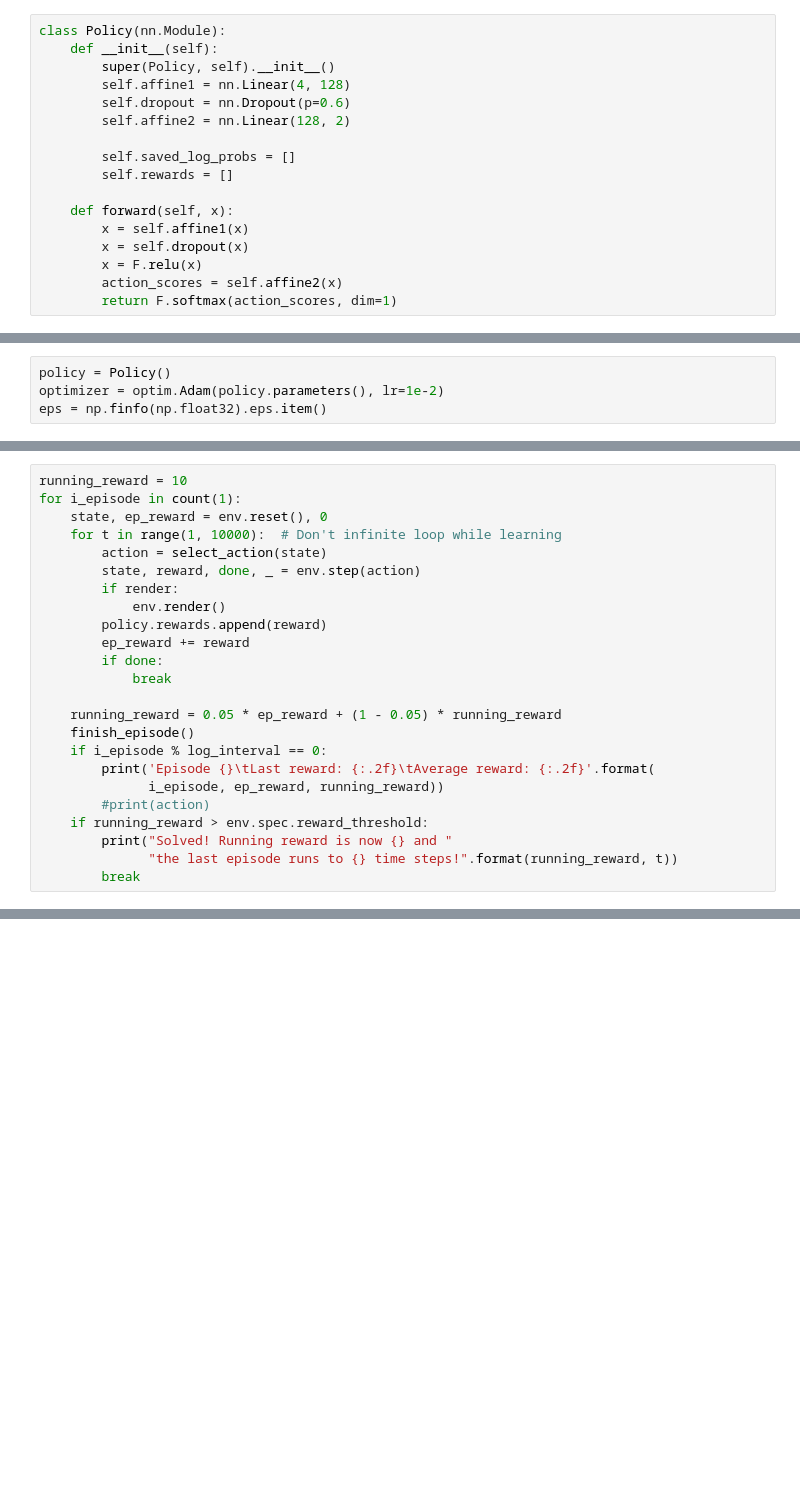
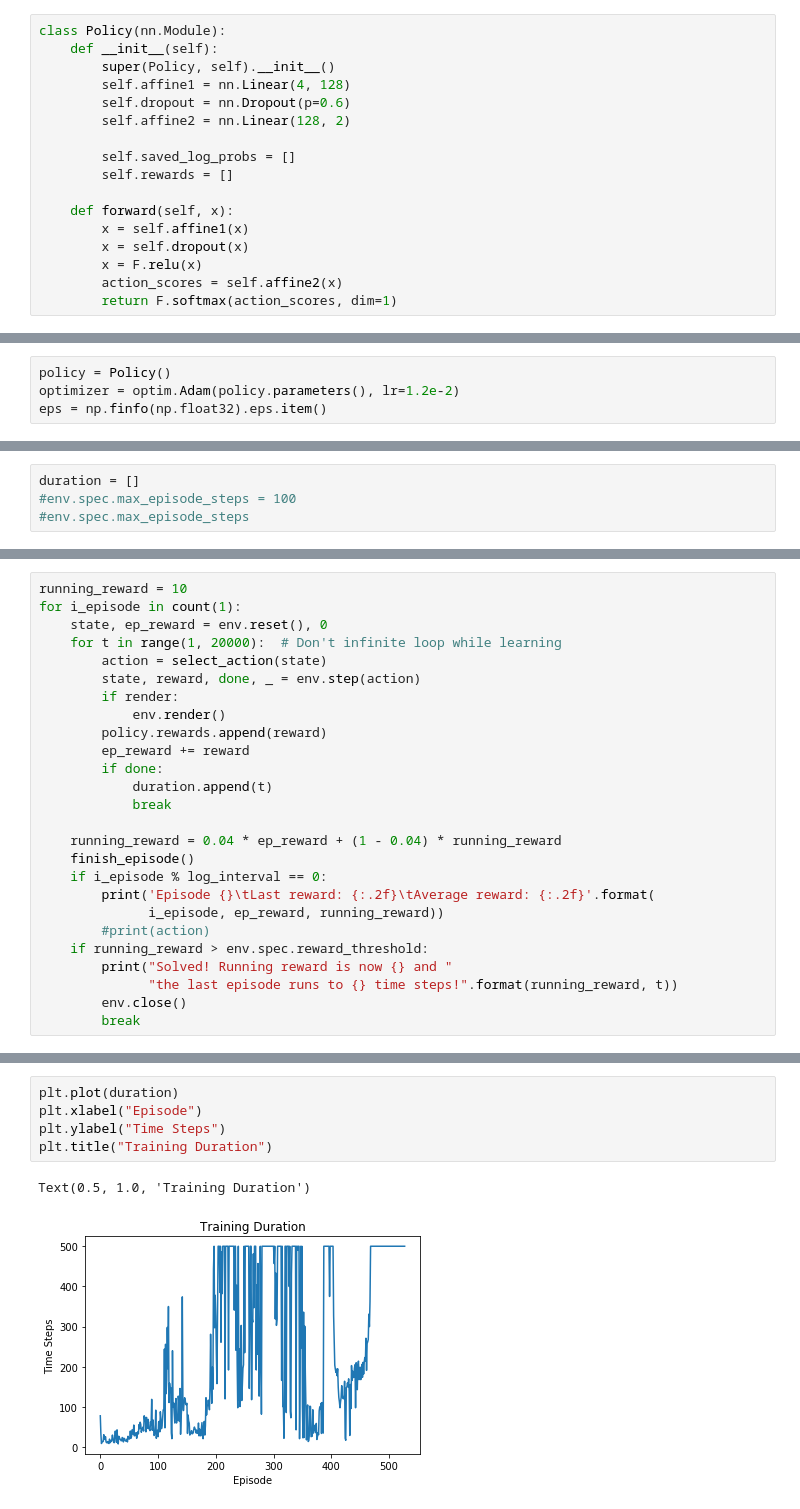
Before and after one commit to ashoats/DeepSeededGeneticLearning, a Jupyter notebook: training_test.ipynb, the cells around one changed output, grey strips where cells are left out. Saved outputs shown, nothing was run; the diff lists cells and outputs as text; blank space fills up the shorter version.

```diff
--- a/training_test.ipynb
+++ b/training_test.ipynb
@@ -39,4 +70,4 @@ class Policy(nn.Module):
 # %%
 policy = Policy()
-optimizer = optim.Adam(policy.parameters(), lr=1e-2)
+optimizer = optim.Adam(policy.parameters(), lr=1.2e-2)
 eps = np.finfo(np.float32).eps.item()
@@ -81,0 +120,4 @@ def sim():
+# %%
+duration = []
+#env.spec.max_episode_steps = 100
+#env.spec.max_episode_steps
@@ -83,7 +129,7 @@ def sim():
 running_reward = 10
 for i_episode in count(1):
     state, ep_reward = env.reset(), 0
-    for t in range(1, 10000):  # Don't infinite loop while learning
+    for t in range(1, 20000):  # Don't infinite loop while learning
         action = select_action(state)
         state, reward, done, _ = env.step(action)
         if render:
@@ -91,9 +137,10 @@ for i_episode in count(1):
         policy.rewards.append(reward)
         ep_reward += reward
         if done:
+            duration.append(t)
             break
 
-    running_reward = 0.05 * ep_reward + (1 - 0.05) * running_reward
+    running_reward = 0.04 * ep_reward + (1 - 0.04) * running_reward
     finish_episode()
     if i_episode % log_interval == 0:
         print('Episode {}\tLast reward: {:.2f}\tAverage reward: {:.2f}'.format(
@@ -102,5 +149,6 @@ for i_episode in count(1):
     if running_reward > env.spec.reward_threshold:
         print("Solved! Running reward is now {} and "
               "the last episode runs to {} time steps!".format(running_reward, t))
+        env.close()
         break
 # %% [output]
@@ -127,0 +175,8 @@ KeyboardInterrupt:
+# %%
+plt.plot(duration)
+plt.xlabel("Episode")
+plt.ylabel("Time Steps")
+plt.title("Training Duration")
+# %% [output]
+Text(0.5, 1.0, 'Training Duration')
+[figure, added]
```
Also changed, not shown: parts of 17 cells of this notebook, 8 other files.
